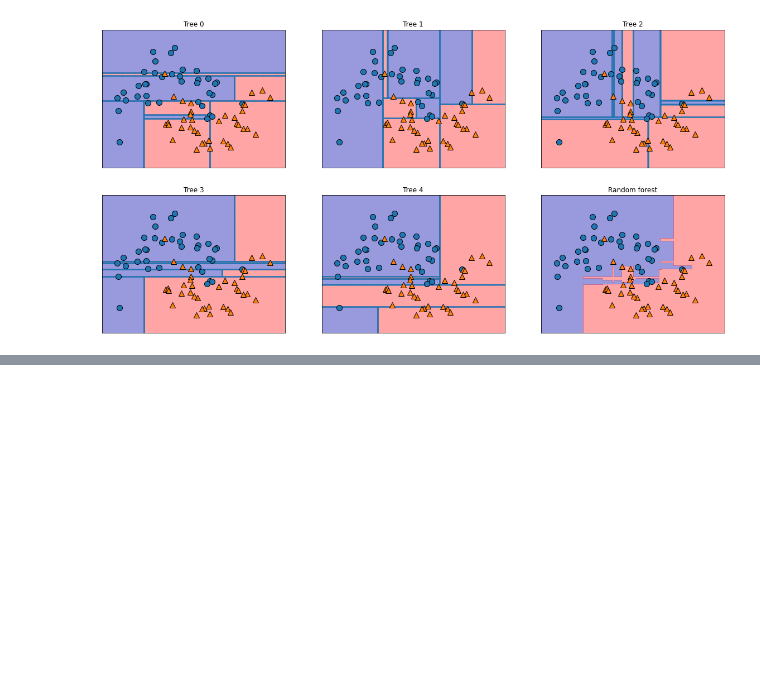
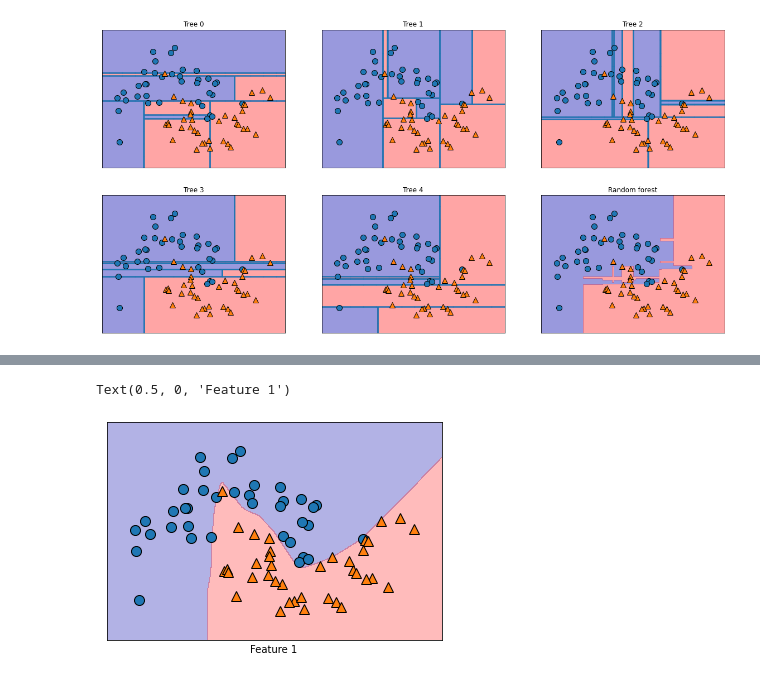
Before and after one commit to seokjinwoo/randomforest, a Jupyter notebook: mglearn.ipynb, the cells around one changed output, grey strips where cells are left out. Saved outputs shown, nothing was run; the diff lists cells and outputs as text; code cells hidden in the pictures; blank space fills up the shorter version.

```diff
--- a/mglearn.ipynb
+++ b/mglearn.ipynb
@@ -502,0 +530,8 @@ mglearn.discrete_scatter(X_train[:,0], X_train[:,1],y_train)
+# %%
+mglearn.plots.plot_2d_separator(mlp, X_train, fill=True, alpha = 0.3)
+mglearn.discrete_scatter(X_train[:,0], X_train[: , 1], y_train)
+plt.xlabel("Feature 0")
+plt.xlabel("Feature 1")
+# %% [output]
+Text(0.5, 0, 'Feature 1')
+[figure, added]
```
Also changed, not shown: parts of 10 cells of this notebook.
